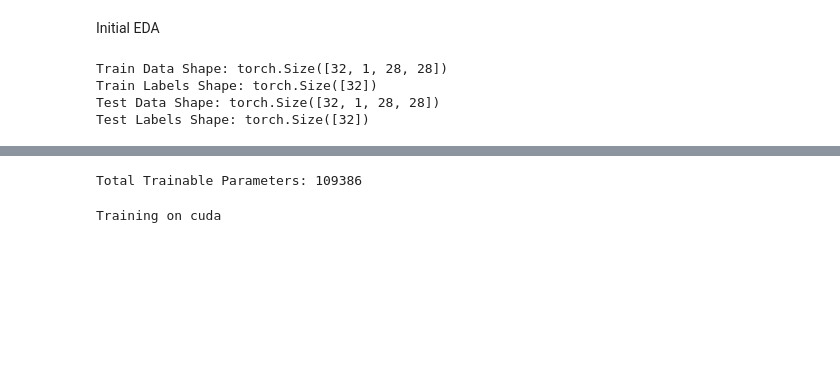
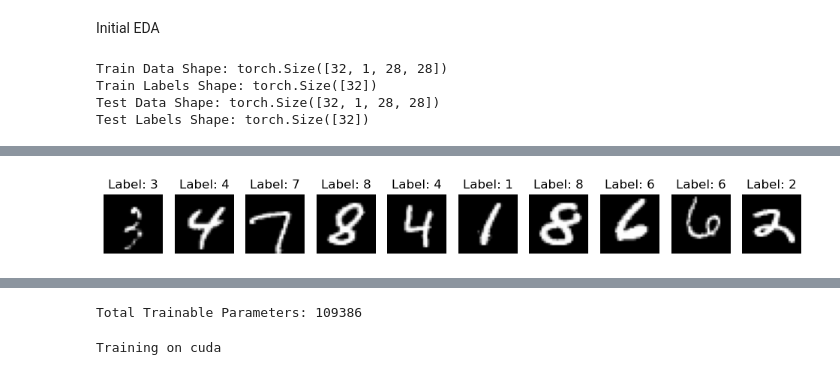
Before and after one commit to hmzi67/task-vector, a Jupyter notebook: model.ipynb, the cells around one changed output, grey strips where cells are left out. Saved outputs shown, nothing was run; the diff lists cells and outputs as text; code cells hidden in the pictures; blank space fills up the shorter version.

```diff
--- a/model.ipynb
+++ b/model.ipynb
@@ -485,0 +421,4 @@ plot_boxplot(test_df, "Test Dataset Box Plot (Outlier Detection)")
+# %%
+visualize_random_samples(test_loader)
+# %% [output]
+[figure, added]
```
Also changed, not shown: parts of 19 cells of this notebook.
